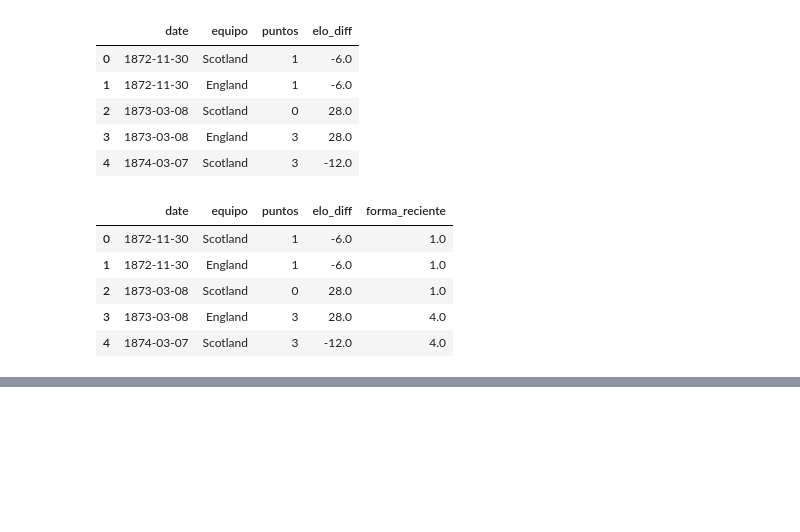
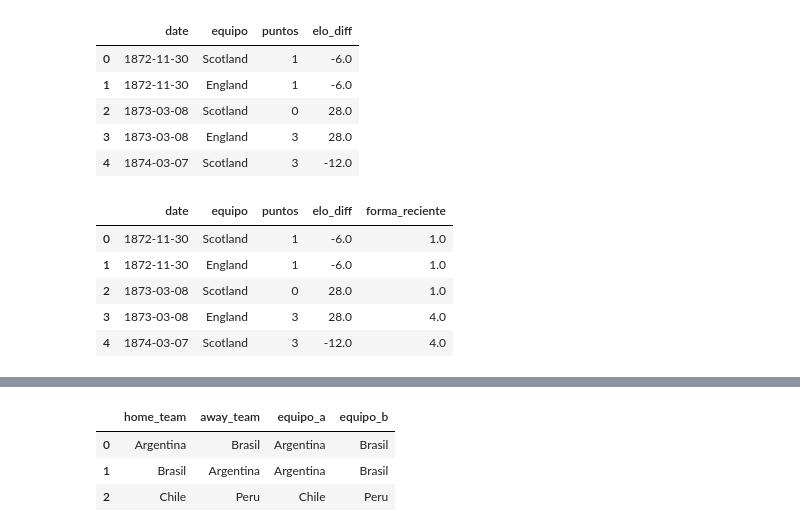
Before and after one commit to MaximilianoPalma03/mundial-predictor, a Jupyter notebook: notebooks/01_exploracion.ipynb, the cells around one changed output, grey strips where cells are left out. Cells and saved outputs as stored; diff of their text form; code cells hidden in the pictures; blank space fills up the shorter version.

```diff
--- a/notebooks/01_exploracion.ipynb
+++ b/notebooks/01_exploracion.ipynb
@@ -423,0 +448,15 @@ df_forma.head()
+# %%
+mini = pd.DataFrame({
+    'home_team': ['Argentina', 'Brasil', 'Chile'],
+    'away_team': ['Brasil', 'Argentina', 'Peru']
+})
+
+mini['equipo_a'] = mini[['home_team', 'away_team']].min(axis=1)
+mini['equipo_b'] = mini[['home_team', 'away_team']].max(axis=1)
+
+mini
+# %% [output]
+|  | home_team | away_team | equipo_a | equipo_b |
+| 0 | Argentina | Brasil | Argentina | Brasil |
+| 1 | Brasil | Argentina | Argentina | Brasil |
+| 2 | Chile | Peru | Chile | Peru |
```
Also changed, not shown: parts of 14 cells of this notebook, 4 other files.
